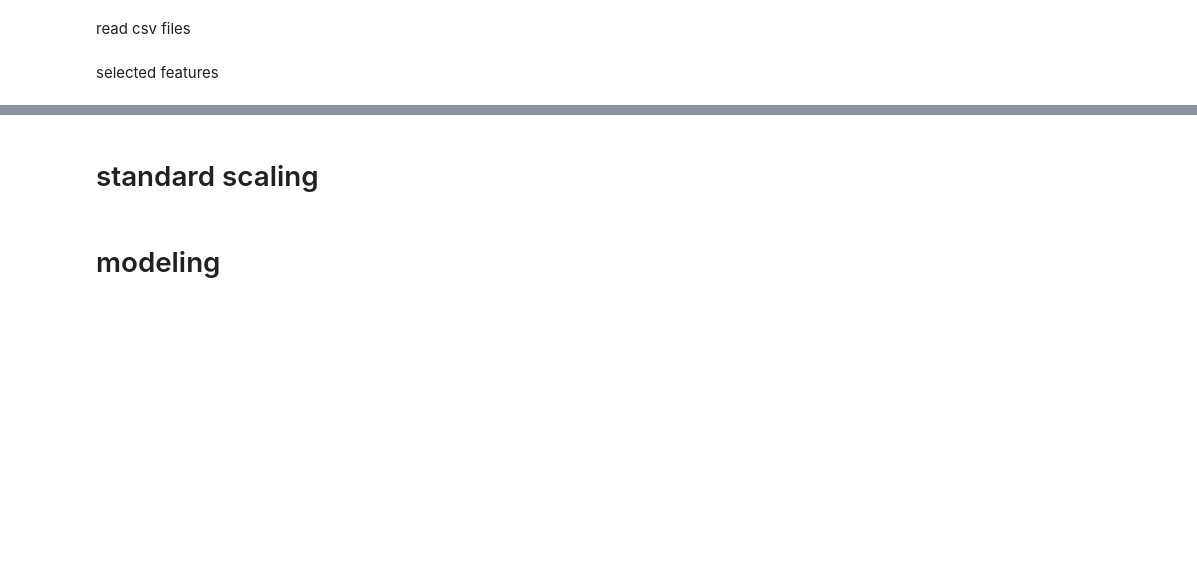
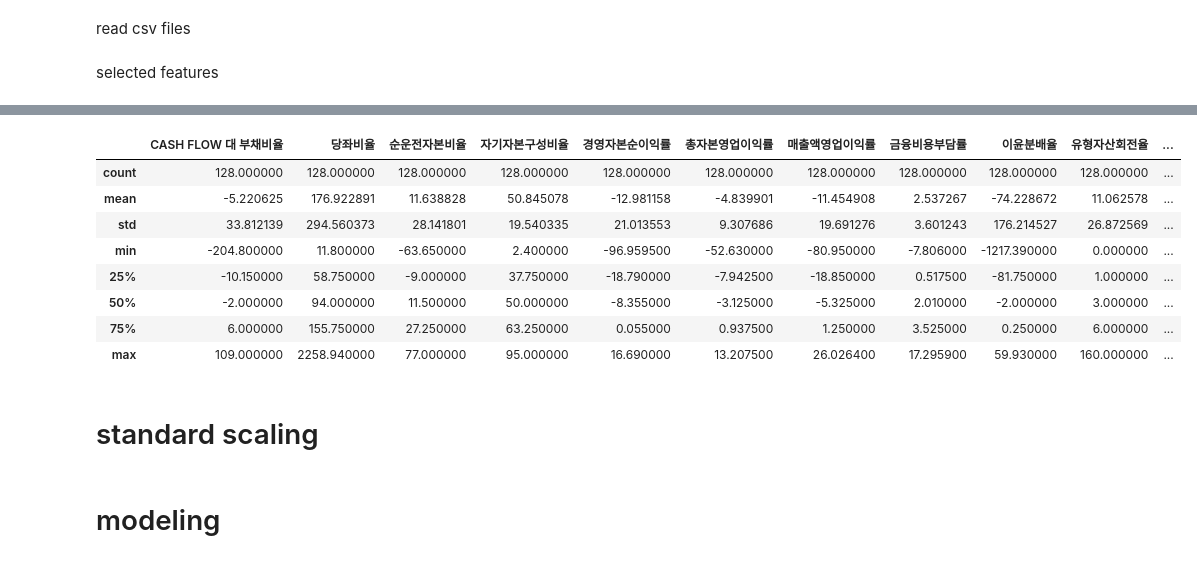
Before and after one commit to Jay-hook/2ndProject, a Jupyter notebook: 상장/3_모델링/MD_Listed_Standard.ipynb, the cells around one changed output, grey strips where cells are left out. Saved outputs shown, nothing was run; the diff lists cells and outputs as text; code cells hidden in the pictures; blank space fills up the shorter version.

```diff
--- a/상장/3_모델링/MD_Listed_Standard.ipynb
+++ b/상장/3_모델링/MD_Listed_Standard.ipynb
@@ -44,3 +58,15 @@ y_test = test['부실판단']
+# %%
+x_train[train['부실판단'] == 1].describe()
+# %% [output]
+|  | CASH FLOW 대 부채비율 | 당좌비율 | 순운전자본비율 | 자기자본구성비율 | 경영자본순이익률 | 총자본영업이익률 | 매출액영업이익률 | 금융비용부담률 | 이윤분배율 | 유형자산회전율 | ... |
+| count | 128.000000 | 128.000000 | 128.000000 | 128.000000 | 128.000000 | 128.000000 | 128.000000 | 128.000000 | 128.000000 | 128.000000 | ... |
+| mean | -5.220625 | 176.922891 | 11.638828 | 50.845078 | -12.981158 | -4.839901 | -11.454908 | 2.537267 | -74.228672 | 11.062578 | ... |
+| std | 33.812139 | 294.560373 | 28.141801 | 19.540335 | 21.013553 | 9.307686 | 19.691276 | 3.601243 | 176.214527 | 26.872569 | ... |
+| min | -204.800000 | 11.800000 | -63.650000 | 2.400000 | -96.959500 | -52.630000 | -80.950000 | -7.806000 | -1217.390000 | 0.000000 | ... |
+| 25% | -10.150000 | 58.750000 | -9.000000 | 37.750000 | -18.790000 | -7.942500 | -18.850000 | 0.517500 | -81.750000 | 1.000000 | ... |
+| 50% | -2.000000 | 94.000000 | 11.500000 | 50.000000 | -8.355000 | -3.125000 | -5.325000 | 2.010000 | -2.000000 | 3.000000 | ... |
+| 75% | 6.000000 | 155.750000 | 27.250000 | 63.250000 | 0.055000 | 0.937500 | 1.250000 | 3.525000 | 0.250000 | 6.000000 | ... |
+| max | 109.000000 | 2258.940000 | 77.000000 | 95.000000 | 16.690000 | 13.207500 | 26.026400 | 17.295900 | 59.930000 | 160.000000 | ... |
 # %% [markdown]
 # standard scaling
 # %%
```
Also changed, not shown: parts of 2 cells of this notebook, 8 other files.
